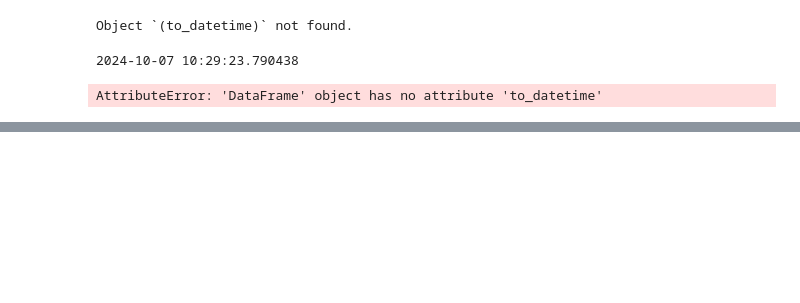
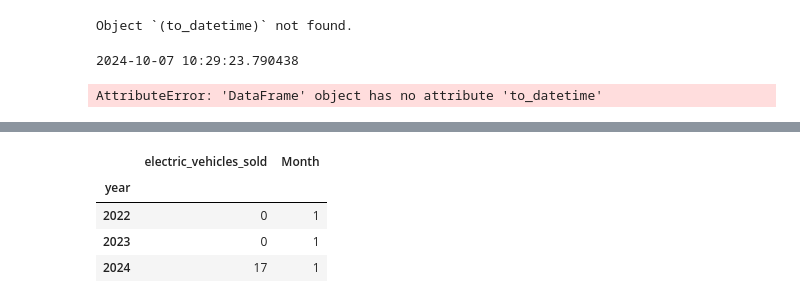
Before and after one commit to giriprasathd/Pyspark_projects, a Jupyter notebook: Challenge/main.ipynb, the cells around one changed output, grey strips where cells are left out. Drawn from its saved outputs; the diff is of its cells as text; code cells hidden in the pictures; blank space fills up the shorter version.

```diff
--- a/Challenge/main.ipynb
+++ b/Challenge/main.ipynb
@@ -276,0 +356,10 @@ AttributeError: 'DataFrame' object has no attribute 'to_datetime'
+# %%
+years=[2022,2023,2024]
+low=markers_date[markers_date["year"].isin(years)]
+low.groupby(["year"])[["electric_vehicles_sold","Month"]].min()
+# %% [output]
+|  | electric_vehicles_sold | Month |
+| year |  |  |
+| 2022 | 0 | 1 |
+| 2023 | 0 | 1 |
+| 2024 | 17 | 1 |
```
Also changed, not shown: parts of 13 cells of this notebook.
